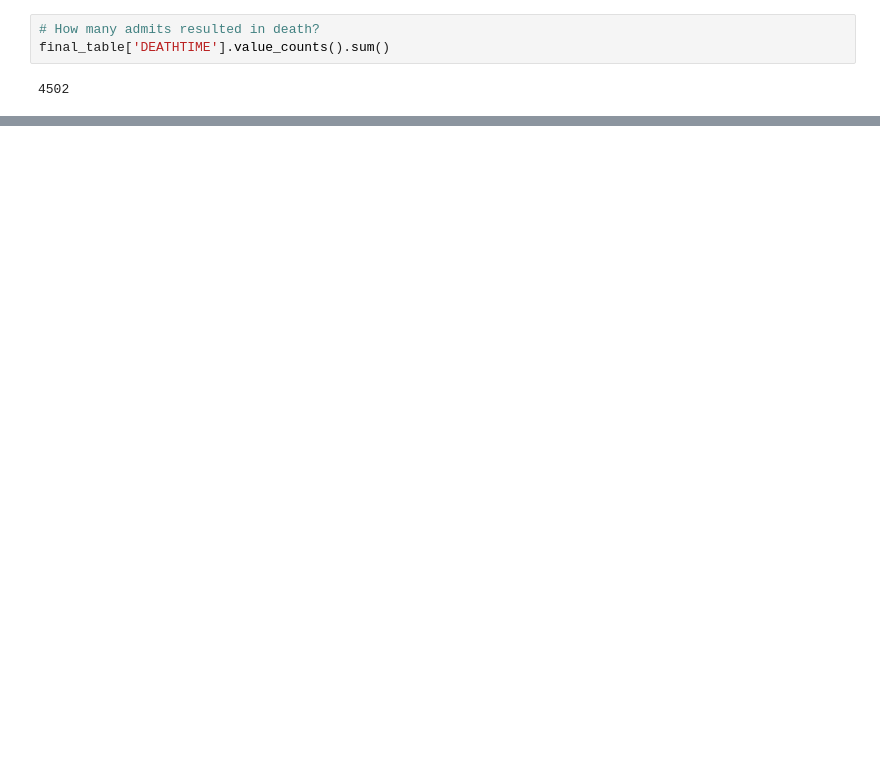
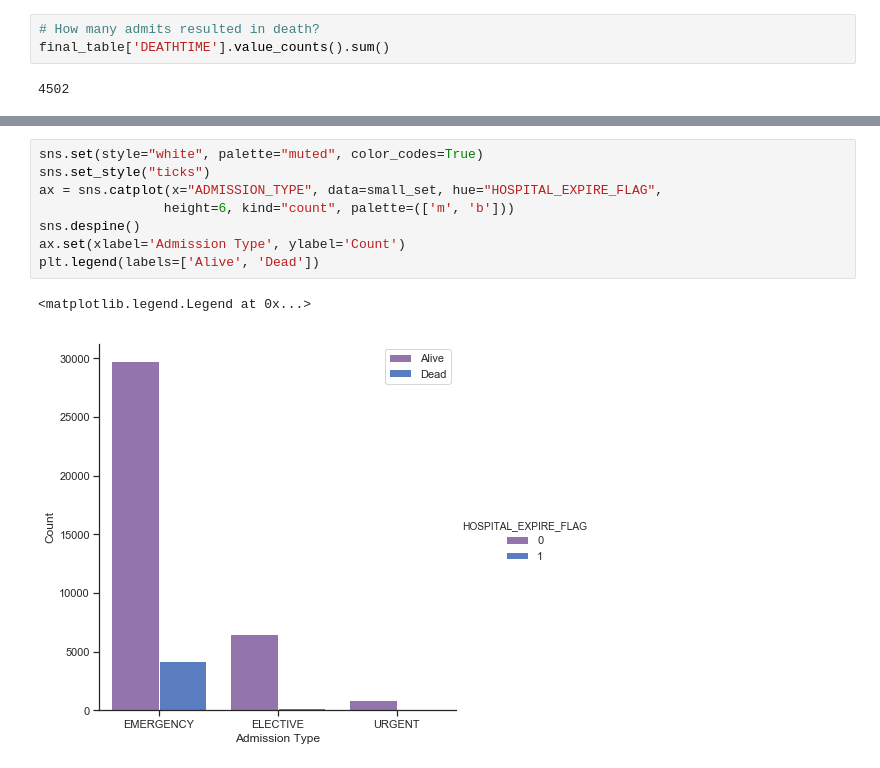
Before and after one commit to chriszhou0916/dsah_final, a Jupyter notebook: Demographics.ipynb, the cells around one changed output, grey strips where cells are left out. Drawn from its saved outputs; the diff is of its cells as text; blank space fills up the shorter version.

```diff
--- a/Demographics.ipynb
+++ b/Demographics.ipynb
@@ -221,0 +179,11 @@ ax.set(xlabel='Length of Stay (days)', ylabel='Percent')
+# %%
+sns.set(style="white", palette="muted", color_codes=True)
+sns.set_style("ticks")
+ax = sns.catplot(x="ADMISSION_TYPE", data=small_set, hue="HOSPITAL_EXPIRE_FLAG",
+                height=6, kind="count", palette=(['m', 'b']))
+sns.despine()
+ax.set(xlabel='Admission Type', ylabel='Count')
+plt.legend(labels=['Alive', 'Dead'])
+# %% [output]
+<matplotlib.legend.Legend at 0x...>
+[figure, added]
```
Also changed, not shown: parts of 40 cells of this notebook.
